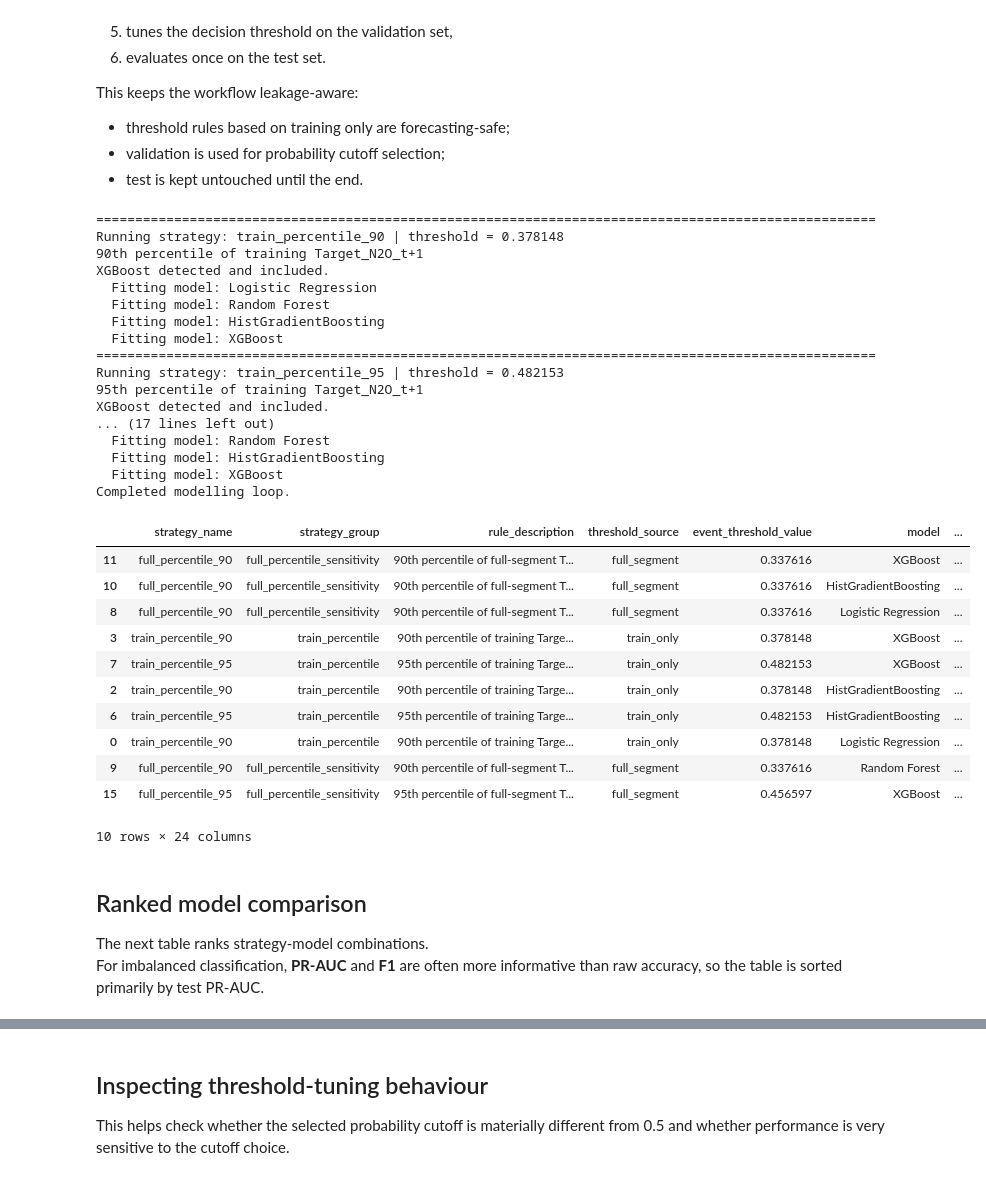
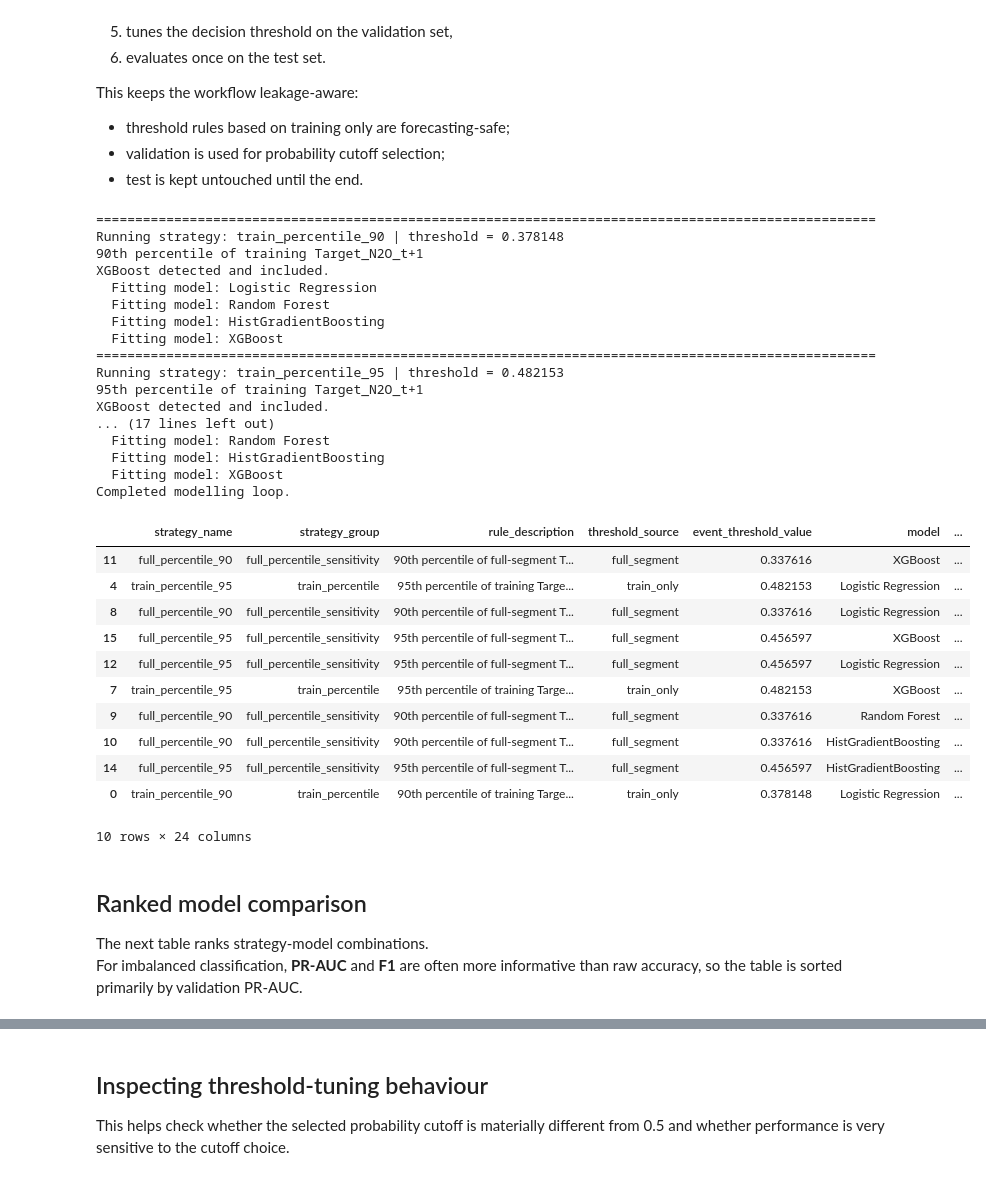
Before and after one commit to tom-mcarthur03/EDS_Design_Project, a Jupyter notebook: notebooks/classification_seg4_N2O.ipynb, the cells around one changed output, grey strips where cells are left out. Drawn from its saved outputs; the diff is of its cells as text; code cells hidden in the pictures.

```diff
--- a/notebooks/classification_seg4_N2O.ipynb
+++ b/notebooks/classification_seg4_N2O.ipynb
@@ -157,13 +157,12 @@ def bar_colors(labels):
 # ==========================================
 
 required_columns = [
-    "time","t1_n2o","t1_nh4","t1_no3","t1_airflow","t1_temp","t1_ss","t1_po4","inflow","Target_N2O_t+1",
+    "time","t1_n2o","t1_nh4","t1_no3","t1_airflow","t1_temp","t1_po4","inflow","Target_N2O_t+1",
     "t1_n2o_lag_1","t1_n2o_lag_2","t1_n2o_lag_3","t1_n2o_lag_4","t1_n2o_lag_5","t1_n2o_lag_6","t1_n2o_lag_7","t1_n2o_lag_8","t1_n2o_lag_9","t1_n2o_lag_10",
     "t1_nh4_lag_1","t1_nh4_lag_2","t1_nh4_lag_3","t1_nh4_lag_4","t1_nh4_lag_5","t1_nh4_lag_6","t1_nh4_lag_7","t1_nh4_lag_8","t1_nh4_lag_9","t1_nh4_lag_10",
     "t1_no3_lag_1","t1_no3_lag_2","t1_no3_lag_3","t1_no3_lag_4","t1_no3_lag_5","t1_no3_lag_6","t1_no3_lag_7","t1_no3_lag_8","t1_no3_lag_9","t1_no3_lag_10",
     "t1_airflow_lag_1","t1_airflow_lag_2","t1_airflow_lag_3","t1_airflow_lag_4","t1_airflow_lag_5","t1_airflow_lag_6","t1_airflow_lag_7","t1_airflow_lag_8","t1_airflow_lag_9","t1_airflow_lag_10",
     "t1_temp_lag_1","t1_temp_lag_2","t1_temp_lag_3","t1_temp_lag_4","t1_temp_lag_5","t1_temp_lag_6","t1_temp_lag_7","t1_temp_lag_8","t1_temp_lag_9","t1_temp_lag_10",
-    "t1_ss_lag_1","t1_ss_lag_2","t1_ss_lag_3","t1_ss_lag_4","t1_ss_lag_5","t1_ss_lag_6","t1_ss_lag_7","t1_ss_lag_8","t1_ss_lag_9","t1_ss_lag_10",
     "t1_po4_lag_1","t1_po4_lag_2","t1_po4_lag_3","t1_po4_lag_4","t1_po4_lag_5","t1_po4_lag_6","t1_po4_lag_7","t1_po4_lag_8","t1_po4_lag_9","t1_po4_lag_10",
     "inflow_lag_1","inflow_lag_2","inflow_lag_3","inflow_lag_4","inflow_lag_5","inflow_lag_6","inflow_lag_7","inflow_lag_8","inflow_lag_9","inflow_lag_10"
 ]
@@ -828,7 +823,7 @@ def compute_metrics_from_predictions(y_true, y_prob, decision_threshold=0.5):
     cm = confusion_matrix(y_true, y_pred, labels=[0, 1])
     return metrics, cm, y_pred
 
-def tune_decision_threshold(y_true, y_prob, threshold_grid=DECISION_THRESHOLD_GRID, objective="F1"):
+def tune_decision_threshold(y_true, y_prob, threshold_grid=DECISION_THRESHOLD_GRID, objective="f1"):
     rows = []
     for thr in threshold_grid:
         metrics, _, _ = compute_metrics_from_predictions(y_true, y_prob, decision_threshold=thr)
@@ -985,48 +980,48 @@ for _, strategy_row in threshold_strategies.iterrows():
             "selected_decision_threshold": best_thr,
             "feature_importance": importance_df
         }
 
 results_df = pd.DataFrame(all_results)
 
 if results_df.empty:
     raise RuntimeError("No valid model/threshold combinations could be evaluated. Check class balance and threshold choices.")
 
 print("Completed modelling loop.")
-display(results_df.sort_values(["test_pr_auc", "test_f1"], ascending=False).head(10))
+display(results_df.sort_values(["val_pr_auc", "val_f1"], ascending=False).head(10))
 # %% [output]
 ====================================================================================================
 Running strategy: train_percentile_90 | threshold = 0.378148
 90th percentile of training Target_N2O_t+1
 XGBoost detected and included.
   Fitting model: Logistic Regression
   Fitting model: Random Forest
   Fitting model: HistGradientBoosting
   Fitting model: XGBoost
 ====================================================================================================
 Running strategy: train_percentile_95 | threshold = 0.482153
 95th percentile of training Target_N2O_t+1
 XGBoost detected and included.
 ... (17 lines left out)
   Fitting model: Random Forest
   Fitting model: HistGradientBoosting
   Fitting model: XGBoost
 Completed modelling loop.
 |  | strategy_name | strategy_group | rule_description | threshold_source | event_threshold_value | model | ... |
 | 11 | full_percentile_90 | full_percentile_sensitivity | 90th percentile of full-segment T... | full_segment | 0.337616 | XGBoost | ... |
+| 4 | train_percentile_95 | train_percentile | 95th percentile of training Targe... | train_only | 0.482153 | Logistic Regression | ... |
+| 8 | full_percentile_90 | full_percentile_sensitivity | 90th percentile of full-segment T... | full_segment | 0.337616 | Logistic Regression | ... |
+| 15 | full_percentile_95 | full_percentile_sensitivity | 95th percentile of full-segment T... | full_segment | 0.456597 | XGBoost | ... |
+| 12 | full_percentile_95 | full_percentile_sensitivity | 95th percentile of full-segment T... | full_segment | 0.456597 | Logistic Regression | ... |
+| 7 | train_percentile_95 | train_percentile | 95th percentile of training Targe... | train_only | 0.482153 | XGBoost | ... |
+| 9 | full_percentile_90 | full_percentile_sensitivity | 90th percentile of full-segment T... | full_segment | 0.337616 | Random Forest | ... |
 | 10 | full_percentile_90 | full_percentile_sensitivity | 90th percentile of full-segment T... | full_segment | 0.337616 | HistGradientBoosting | ... |
-| 8 | full_percentile_90 | full_percentile_sensitivity | 90th percentile of full-segment T... | full_segment | 0.337616 | Logistic Regression | ... |
-| 3 | train_percentile_90 | train_percentile | 90th percentile of training Targe... | train_only | 0.378148 | XGBoost | ... |
-| 7 | train_percentile_95 | train_percentile | 95th percentile of training Targe... | train_only | 0.482153 | XGBoost | ... |
-| 2 | train_percentile_90 | train_percentile | 90th percentile of training Targe... | train_only | 0.378148 | HistGradientBoosting | ... |
-| 6 | train_percentile_95 | train_percentile | 95th percentile of training Targe... | train_only | 0.482153 | HistGradientBoosting | ... |
+| 14 | full_percentile_95 | full_percentile_sensitivity | 95th percentile of full-segment T... | full_segment | 0.456597 | HistGradientBoosting | ... |
 | 0 | train_percentile_90 | train_percentile | 90th percentile of training Targe... | train_only | 0.378148 | Logistic Regression | ... |
-| 9 | full_percentile_90 | full_percentile_sensitivity | 90th percentile of full-segment T... | full_segment | 0.337616 | Random Forest | ... |
-| 15 | full_percentile_95 | full_percentile_sensitivity | 95th percentile of full-segment T... | full_segment | 0.456597 | XGBoost | ... |
 10 rows × 24 columns
 # %% [markdown]
 ## Ranked model comparison
 
 The next table ranks strategy-model combinations.
-For imbalanced classification, **PR-AUC** and **F1** are often more informative than raw accuracy, so the table is sorted primarily by test PR-AUC.
+For imbalanced classification, **PR-AUC** and **F1** are often more informative than raw accuracy, so the table is sorted primarily by validation PR-AUC.
 # %%
 # ==========================================
```
Also changed, not shown: parts of 11 cells of this notebook.
